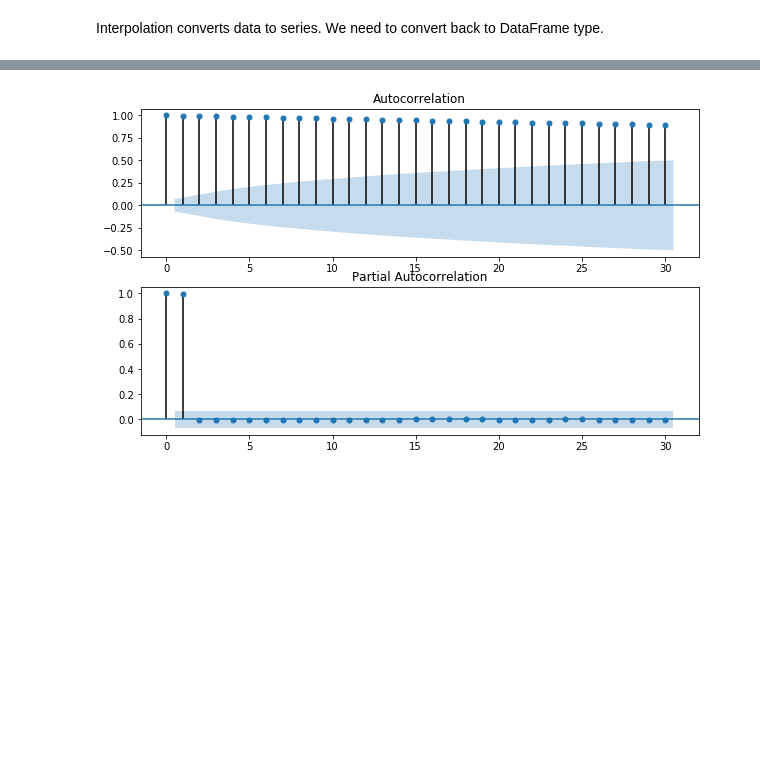
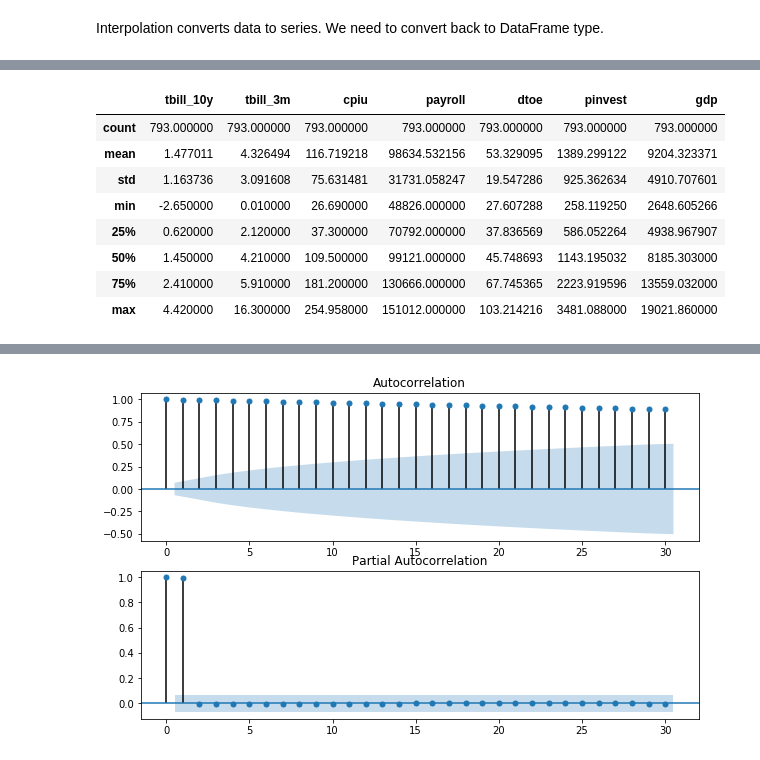
Before and after one commit to jiajunyuan/python-recession-forecaster, a Jupyter notebook: recession_predictor.ipynb, the cells around one changed output, grey strips where cells are left out. Cells and saved outputs as stored; diff of their text form; code cells hidden in the pictures; blank space fills up the shorter version.

```diff
--- a/recession_predictor.ipynb
+++ b/recession_predictor.ipynb
@@ -216,0 +224,12 @@ GDP is highly autocorrelated and non-stationary, which creates problems.
+# %%
+data.describe()
+# %% [output]
+|  | tbill_10y | tbill_3m | cpiu | payroll | dtoe | pinvest | gdp |
+| count | 793.000000 | 793.000000 | 793.000000 | 793.000000 | 793.000000 | 793.000000 | 793.000000 |
+| mean | 1.477011 | 4.326494 | 116.719218 | 98634.532156 | 53.329095 | 1389.299122 | 9204.323371 |
+| std | 1.163736 | 3.091608 | 75.631481 | 31731.058247 | 19.547286 | 925.362634 | 4910.707601 |
+| min | -2.650000 | 0.010000 | 26.690000 | 48826.000000 | 27.607288 | 258.119250 | 2648.605266 |
+| 25% | 0.620000 | 2.120000 | 37.300000 | 70792.000000 | 37.836569 | 586.052264 | 4938.967907 |
+| 50% | 1.450000 | 4.210000 | 109.500000 | 99121.000000 | 45.748693 | 1143.195032 | 8185.303000 |
+| 75% | 2.410000 | 5.910000 | 181.200000 | 130666.000000 | 67.745365 | 2223.919596 | 13559.032000 |
+| max | 4.420000 | 16.300000 | 254.958000 | 151012.000000 | 103.214216 | 3481.088000 | 19021.860000 |
```
Also changed, not shown: parts of 95 cells of this notebook.
